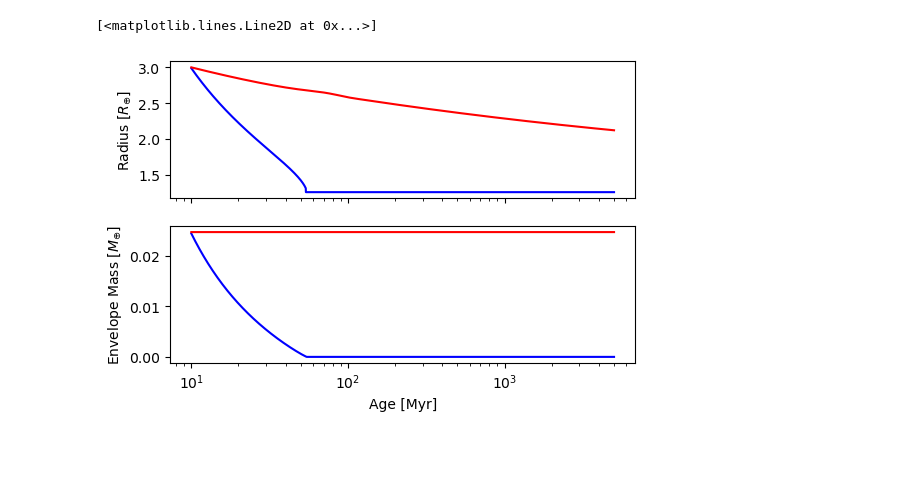
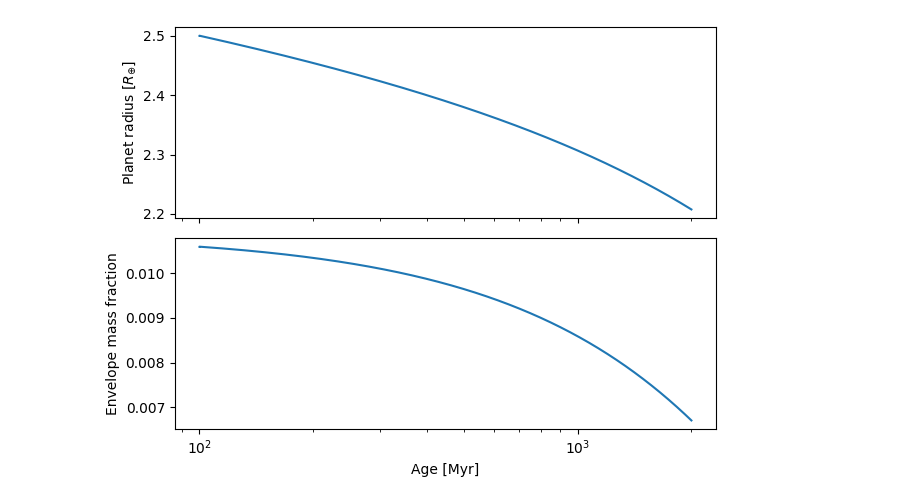
Before and after one commit to jorgefz/photoevolver, a Jupyter notebook: examples/future-evolution.ipynb, the cells around one changed output. Saved outputs shown, nothing was run; the diff lists cells and outputs as text; code cells hidden in the pictures; blank space fills up the shorter version.

```diff
--- a/examples/future-evolution.ipynb
+++ b/examples/future-evolution.ipynb
@@ -6,8 +8,8 @@ import photoevolver as ph
 # %%
 """
-Here, we create a planet that is 10 Myr old and orbits 0.1 AU away from it host star.
-It has a core mass (mcore) of 2 Earth masses, and a total radius (rp) of 3 Earth radii.
+First, we create a planet with e.g. radius 2.5 Earth radii and mass 5 Earth masses,
+and has an orbital period of 5 days.
 """
-planet = ph.core.Planet( age = 10, dist = 0.1, mcore = 2.0, rp = 3.0 )
+planet = ph.Planet(mass = 5.0, radius = 2.5, period = 5 )
 # %%
 """
@@ -87,0 +48,10 @@ dict_keys(['Age', 'Lbol', 'Lxuv', 'Rp', 'Mp', 'Menv', 'Renv', 'Fenv', 'Dens'])
+# %%
+"""
+Now we can evolve the planet's envelope under thermal contraction and evaporation
+until the age of 2 Gyr with a fixed step size of 0.1 Myr.
+This function `evolve` performs the computation and returns a pandas data frame
+with columns for each simulation parameter, and rows that hold the value
+of these parameters on each time step.
+"""
+evo_df = planet.evolve(start=100.0, end=2000.0, step=0.1, progressbar=True)
+evo_df
@@ -88,23 +72,21 @@ dict_keys(['Age', 'Lbol', 'Lxuv', 'Rp', 'Mp', 'Menv', 'Renv', 'Fenv', 'Dens'])
 # %%
 """
-Now we will plot the radius and mass evolution of the planet in both cases.
+Now we will plot the radius and mass evolution of the planet.
 """
 
 fig, (axr, axm) = plt.subplots(nrows = 2, dpi = 100, sharex = True)
 
 axr.set_xscale('log')
 axm.set_xlabel('Age [Myr]')
-axr.set_ylabel(r'Radius [$R_{\oplus}$]')
-axm.set_ylabel(r'Envelope Mass [$M_{\oplus}$]')
+axr.set_ylabel(r'Planet radius [$R_{\oplus}$]')
+axm.set_ylabel(r'Envelope mass fraction')
 
-axr.plot(full['Age'], full['Rp'], 'b-', label = "Full tracks")
-axr.plot(no_mloss['Age'], no_mloss['Rp'], 'r-', label = "No mass loss")
+axr.plot(evo_df['age'], evo_df['radius'])
+axm.plot(evo_df['age'], evo_df['fenv'])
 
-axm.plot(full['Age'], full['Menv'], 'b-')
-axm.plot(no_mloss['Age'], no_mloss['Menv'], 'r-')
+plt.tight_layout()
 # %% [output]
-[<matplotlib.lines.Line2D at 0x...>]
-[figure, old version]
+[figure, new version]
 # %%
 """
 With mass loss enabled, the planet loses its envelope by the age of about 55 Myr.
```
Also changed, not shown: parts of 9 cells of this notebook, 8 other files.
